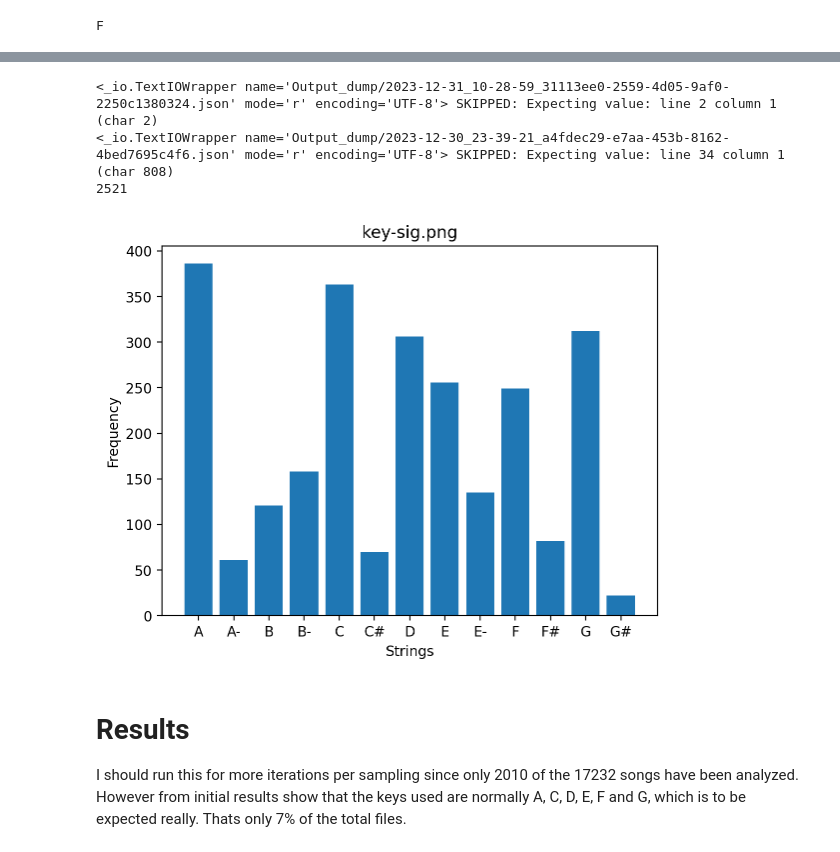
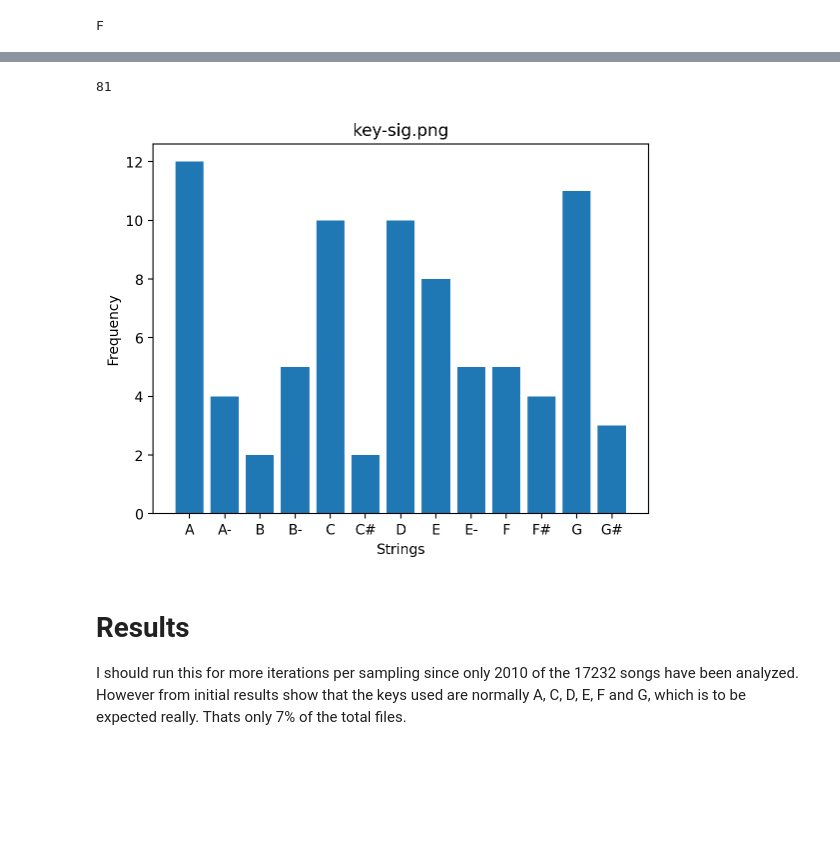
Before and after one commit to CiaranMaloy/Midi-Generation, a Jupyter notebook: Data_Notebook.ipynb, the cells around one changed output, grey strips where cells are left out. Drawn from its saved outputs; the diff is of its cells as text; code cells hidden in the pictures; blank space fills up the shorter version.

Commit message:
processed files are now saved to a database instead of json files

```diff
--- a/Data_Notebook.ipynb
+++ b/Data_Notebook.ipynb
@@ -324,23 +227,25 @@ dataset/Lakh-MIDI-Dataset-Clean/Los_Del_Rio/Macarena.4.mid E- 6
 # %%
-def combine_json_files(folder_path, temp_file_path='output.json'):
-    # List all JSON files in the folder
-    json_files = [f for f in os.listdir(folder_path) if f.endswith('.json')]
+def combine_database_data(temp_file_path='output.json'):
+    # Create SQLite engine and bind it to the Base class
+    engine = create_engine(DATABASE_URL)
+    Base.metadata.create_all(bind=engine)
 
-    # Combine the data from all JSON files
-    combined_data = []
-    for json_file in json_files:
-        file_path = os.path.join(folder_path, json_file)
-        with open(file_path, 'r') as file:
-            try:
-                data = json.load(file)
-                combined_data.extend(data)
-            except Exception as e:
-                print(file, 'SKIPPED:', str(e))
+    # Create a session to interact with the database
+    Session = sessionmaker(bind=engine)
+    session = Session()
 
+    # Retrieve all data from the MidiFile table
+    midi_files = session.query(MidiFile).all()
+
+    # Transform the SQLAlchemy objects to a list of dictionaries
+    combined_data = [{'filename': midi.filename, 'key': midi.key} for midi in midi_files]
 
     # Save the combined data to a temporary JSON file
     with open(temp_file_path, 'w') as temp_file:
         json.dump(combined_data, temp_file, indent=2)
+
+    # Close the session after use
+    session.close()
 
 def read_key_from_temp_file(temp_file_path):
     # Read the 'key' from the temporary JSON file
@@ -352,34 +257,32 @@ def read_key_from_temp_file(temp_file_path):
 # %%
 # Assuming your JSON file is named 'output.json'
 json_filename = 'output.json'
 
-combine_json_files('Output_dump/', json_filename)
+combine_database_data(temp_file_path=json_filename)
 
 # Read the JSON file
 with open(json_filename, 'r') as json_file:
     data = json.load(json_file)
 
 # Keep track of unique filenames and corresponding keys
 unique_filenames = set()
 keys_list = []
 
 # Iterate over the entries in the JSON data
 for entry in data:
     filename = entry['filename']
     key = entry['key']
 
     # Check if the filename is unique
     if filename not in unique_filenames:
         unique_filenames.add(filename)
         keys_list.append(key)
 
 print(len(keys_list))
 plot_string_histogram(keys_list, f'Results/key-signatures/key-sig.png')
 # %% [output]
-<_io.TextIOWrapper name='Output_dump/2023-12-31_10-28-59_31113ee0-2559-4d05-9af0-2250c1380324.json' mode='r' encoding='UTF-8'> SKIPPED: Expecting value: line 2 column 1 (char 2)
-<_io.TextIOWrapper name='Output_dump/2023-12-30_23-39-21_a4fdec29-e7aa-453b-8162-4bed7695c4f6.json' mode='r' encoding='UTF-8'> SKIPPED: Expecting value: line 34 column 1 (char 808)
-2521
+81
-[figure, old version]
+[figure, new version]
 # %% [markdown]
 # Results
 
```
Also changed, not shown: parts of 3 cells of this notebook, 2 other files.
